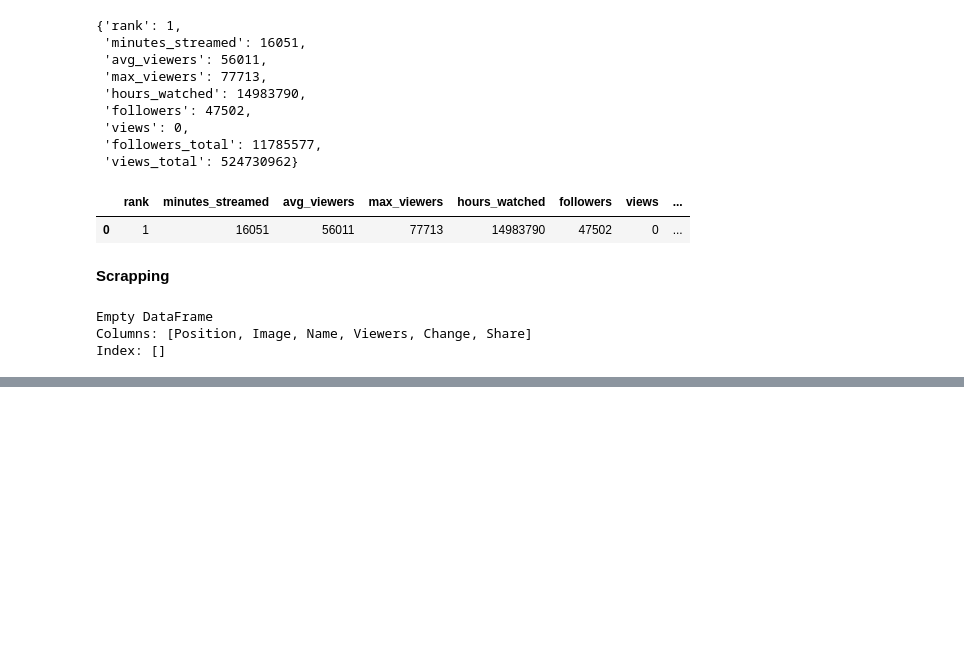
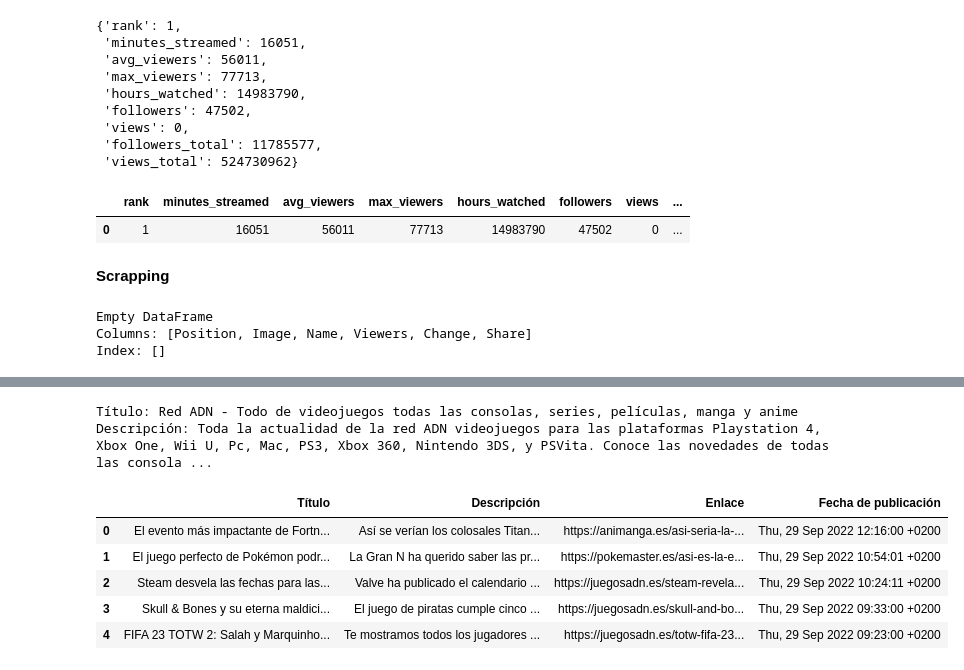
Before and after one commit to giottomillan/project_gamers, a Jupyter notebook: src/data_clean.ipynb, the cells around one changed output, grey strips where cells are left out. Drawn from its saved outputs; the diff is of its cells as text; code cells hidden in the pictures; blank space fills up the shorter version.

```diff
--- a/src/data_clean.ipynb
+++ b/src/data_clean.ipynb
@@ -891,0 +976,39 @@ Index: []
+# %%
+
+
+# URL del feed RSS
+rss_url = "http://feeds.feedburner.com/redadn"
+
+# Obtener los datos del feed
+feed = feedparser.parse(rss_url)
+
+# Mostrar información del feed
+print("Título:", feed.feed.title)
+print("Descripción:", feed.feed.description)
+
+# Crear una lista para almacenar los datos de las entradas del feed
+data = []
+
+# Recorrer las entradas del feed y agregar los datos a la lista
+for entry in feed.entries:
+    title = entry.title
+    description = entry.description
+    link = entry.link
+    published = entry.published
+
+    data.append([title, description, link, published])
+
+# Crear un DataFrame con los datos
+df_noticias = pd.DataFrame(data, columns=["Título", "Descripción", "Enlace", "Fecha de publicación"])
+
+# Mostrar el DataFrame
+df_noticias.head()
+# %% [output]
+Título: Red ADN - Todo de videojuegos todas las consolas, series, películas, manga y anime
+Descripción: Toda la actualidad de la red ADN videojuegos para las plataformas Playstation 4, Xbox One, Wii U, Pc, Mac, PS3, Xbox 360, Nintendo 3DS, y PSVita. Conoce las novedades de todas las consola ...
+|  | Título | Descripción | Enlace | Fecha de publicación |
+| 0 | El evento más impactante de Fortn... | Así se verían los colosales Titan... | https://animanga.es/asi-seria-la-... | Thu, 29 Sep 2022 12:16:00 +0200 |
+| 1 | El juego perfecto de Pokémon podr... | La Gran N ha querido saber las pr... | https://pokemaster.es/asi-es-la-e... | Thu, 29 Sep 2022 10:54:01 +0200 |
+| 2 | Steam desvela las fechas para las... | Valve ha publicado el calendario ... | https://juegosadn.es/steam-revela... | Thu, 29 Sep 2022 10:24:11 +0200 |
+| 3 | Skull & Bones y su eterna maldici... | El juego de piratas cumple cinco ... | https://juegosadn.es/skull-and-bo... | Thu, 29 Sep 2022 09:33:00 +0200 |
+| 4 | FIFA 23 TOTW 2: Salah y Marquinho... | Te mostramos todos los jugadores ... | https://juegosadn.es/totw-fifa-23... | Thu, 29 Sep 2022 09:23:00 +0200 |
```
Also changed, not shown: parts of 32 cells of this notebook, 18 other files.
